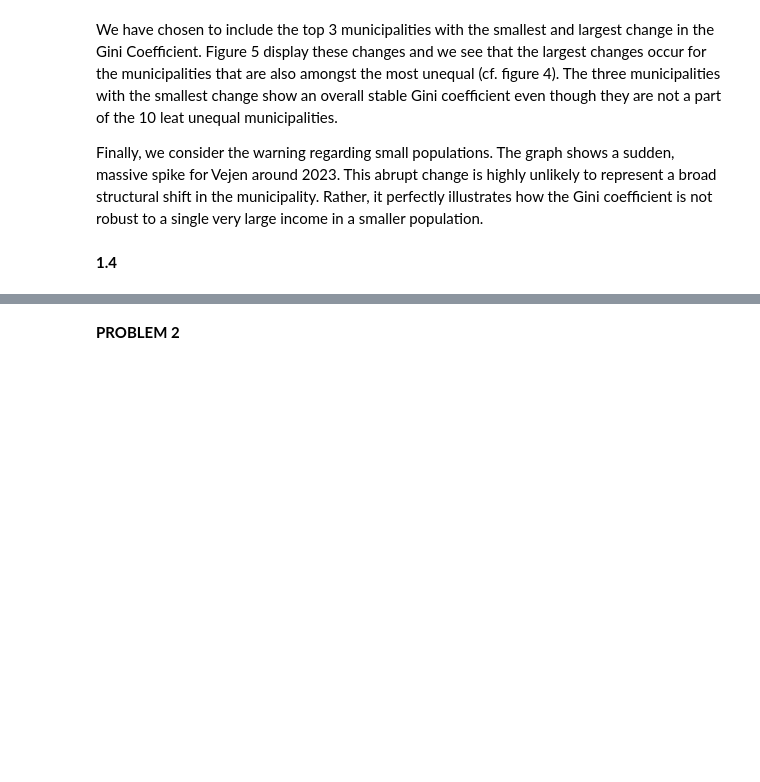
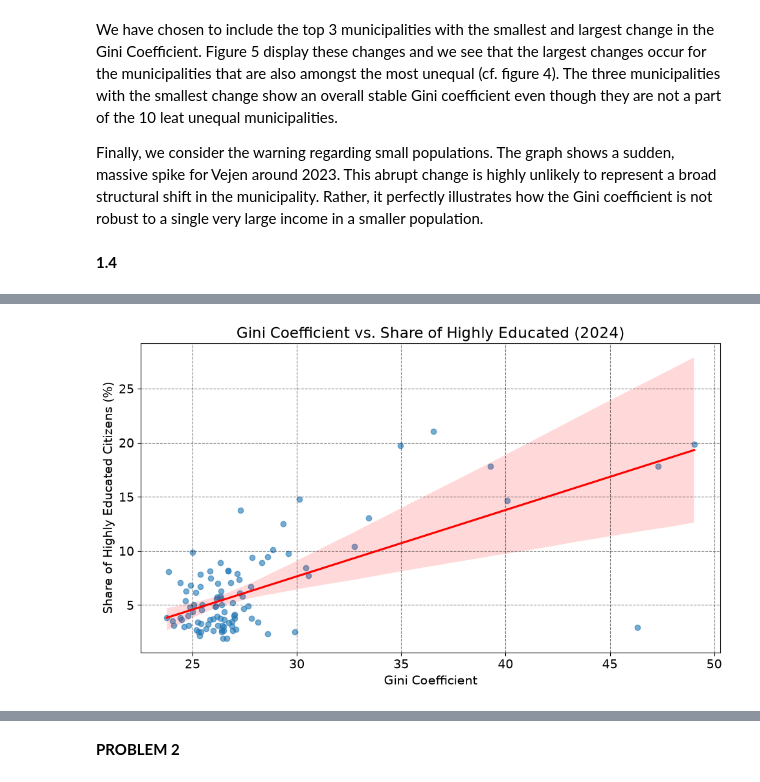
Before and after one commit to NumEconCopenhagen/projects-2024-group67, a Jupyter notebook: DataProject.ipynb, the cells around one changed output, grey strips where cells are left out. Saved outputs shown, nothing was run; the diff lists cells and outputs as text; code cells hidden in the pictures; blank space fills up the shorter version.

```diff
--- a/DataProject.ipynb
+++ b/DataProject.ipynb
@@ -654,3 +654,82 @@ We have chosen to include the top 3 municipalities with the smallest and largest
 Finally, we consider the warning regarding small populations. The graph shows a sudden, massive spike for Vejen around 2023. This abrupt change is highly unlikely to represent a broad structural shift in the municipality. Rather, it perfectly illustrates how the Gini coefficient is not robust to a single very large income in a smaller population.
 # %% [markdown]
 **1.4**
+# %%
+import pandas as pd
+import matplotlib.pyplot as plt
+import seaborn as sns
+
+def load_education_share(year):
+    # 1. Fetch Highly Educated from the active table HFUDD11
+    params_edu = {
+        'table': 'HFUDD11',
+        'format': 'BULK',
+        'lang': 'en',
+        'variables': [
+            {'code': 'BOPOMR', 'values': ['*']},
+            {'code': 'KØN', 'values': ['TOT']},
+            {'code': 'ALDER', 'values': ['TOT']},
+            {'code': 'HERKOMST', 'values': ['TOT']},     # TILFØJET HER
+            {'code': 'HFUDD', 'values': ['H70']},
+            {'code': 'TID', 'values': [str(year)]}
+        ]
+    }
+    df_edu = DstApi('HFUDD11').get_data(params=params_edu)
+
+    if 'INDHOLD' not in df_edu.columns:
+        raise ValueError(f"API Error fetching HFUDD11. Danmarks Statistik returned:\n{df_edu.head()}")
+
+    df_edu['INDHOLD'] = pd.to_numeric(df_edu['INDHOLD'], errors='coerce')
+    df_edu = df_edu.rename(columns={'INDHOLD': 'highly_educated', 'BOPOMR': 'KOMMUNEDK'})
+
+    # 2. Fetch Total Population from FOLK1A
+    params_pop = {
+        'table': 'FOLK1A',
+        'format': 'BULK',
+        'lang': 'en',
+        'variables': [
+            {'code': 'OMRÅDE', 'values': ['*']},
+            {'code': 'KØN', 'values': ['TOT']},
+            {'code': 'ALDER', 'values': ['IALT']},
+            {'code': 'CIVILSTAND', 'values': ['TOT']},
+            {'code': 'TID', 'values': [f"{int(year)}K4"]}
+        ]
+    }
+    df_pop = DstApi('FOLK1A').get_data(params=params_pop)
+
+    if 'INDHOLD' not in df_pop.columns:
+        raise ValueError(f"API Error fetching FOLK1A. Danmarks Statistik returned:\n{df_pop.head()}")
+
+    df_pop['INDHOLD'] = pd.to_numeric(df_pop['INDHOLD'], errors='coerce')
+    df_pop = df_pop.rename(columns={'INDHOLD': 'total_population', 'OMRÅDE': 'KOMMUNEDK'})
+
+    # 3. Merge and calculate the percentage
+    df_merged = pd.merge(df_edu[['KOMMUNEDK', 'highly_educated']],
+                         df_pop[['KOMMUNEDK', 'total_population']],
+                         on='KOMMUNEDK', how='inner')
+
+    df_merged['edu_share_pct'] = (df_merged['highly_educated'] / df_merged['total_population']) * 100
+
+    exclude_list = ['Region Hovedstaden', 'Region Sjælland', 'Region Syddanmark', 'Region Midtjylland', 'Region Nordjylland', 'Hele landet']
+    df_merged = df_merged[~df_merged['KOMMUNEDK'].isin(exclude_list)]
+
+    return df_merged[['KOMMUNEDK', 'edu_share_pct']].dropna()
+
+# --- Execution ---
+df_edu_share = load_education_share(last_year)
+
+df_extended = pd.merge(df_last_year, df_edu_share, on='KOMMUNEDK', how='inner')
+
+correlation = df_extended['gini'].corr(df_extended['edu_share_pct'])
+print(f"Correlation between Gini and Education Share: {correlation:.2f}")
+
+plt.figure(figsize=(10, 6))
+sns.regplot(data=df_extended, x='gini', y='edu_share_pct', scatter_kws={'alpha':0.6}, line_kws={'color':'red'})
+
+plt.title(f'Gini Coefficient vs. Share of Highly Educated ({last_year})')
+plt.xlabel('Gini Coefficient')
+plt.ylabel('Share of Highly Educated Citizens (%)')
+plt.grid(True, linestyle='--', alpha=0.5)
+plt.tight_layout()
+plt.show()
+# %% [output]
@@ -656,0 +737 @@ Finally, we consider the warning regarding small populations. The graph shows a
+[figure, added]
```
Also changed, not shown: parts of 2 cells of this notebook.
